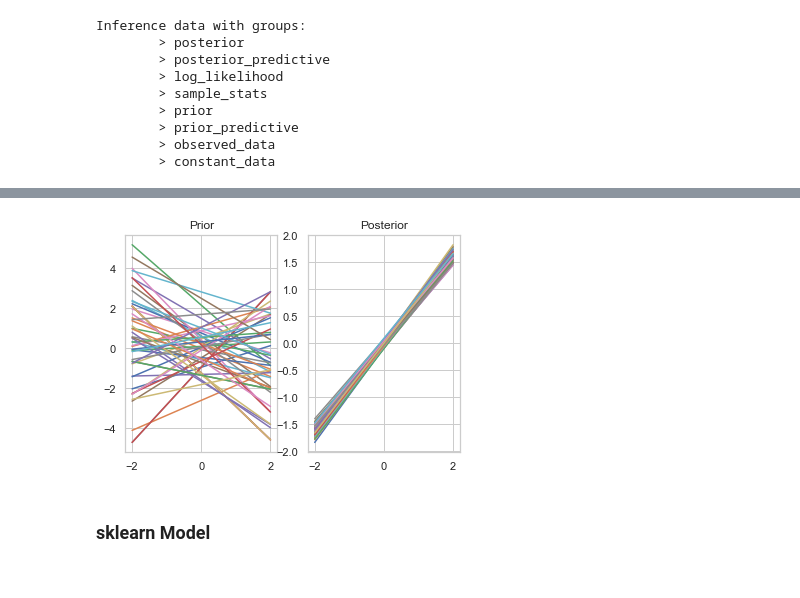
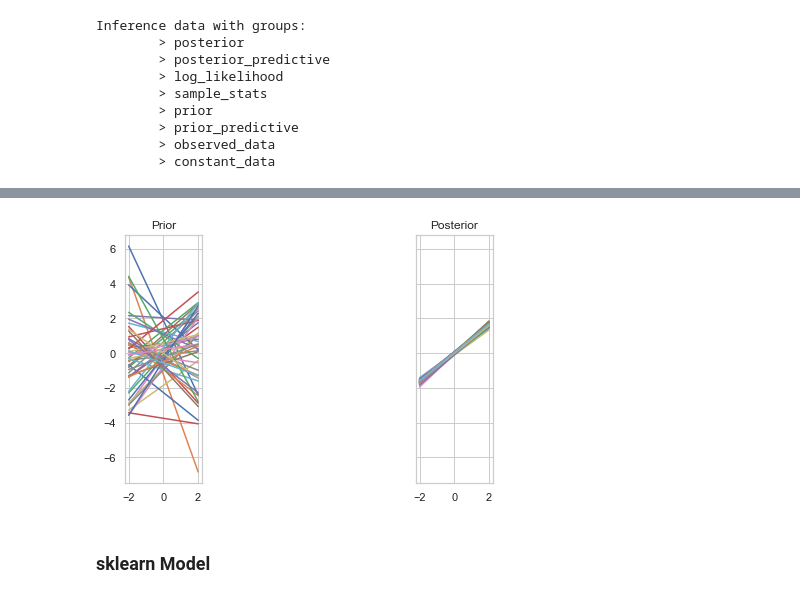
Before and after one commit to Rabeez/pymc3_user_guide, a Jupyter notebook: notebooks/1. Linear Regression/1.1 Simple Linear Regression.ipynb, the cells around one changed output, grey strips where cells are left out. Cells and saved outputs as stored; diff of their text form; code cells hidden in the pictures.

```diff
--- a/notebooks/1. Linear Regression/1.1 Simple Linear Regression.ipynb
+++ b/notebooks/1. Linear Regression/1.1 Simple Linear Regression.ipynb
@@ -138,26 +145,29 @@ pm.traceplot(inf_obj);
 # %%
 nshow = 50
 
 samples = 500 # default n_samples in pymc3
 idx = np.random.randint(0, samples, nshow)
 
-fig, (ax1,ax2) = plt.subplots(ncols=2)
+fig, (ax1,ax2) = plt.subplots(ncols=2, sharey=True, constrained_layout=True, figsize=(8,4))
 for α, β in zip(inf_obj.prior.get('α').values.flatten()[idx],
                 inf_obj.prior.get('β').values.flatten()[idx]):
     xs = np.linspace(-2, 2)
     ax1.plot(xs, β * xs + α)
 ax1.set(title='Prior');
 
-samples = 4000 # default n_samples in pymc3
+samples = 1000 # default n_samples in pymc3
 idx = np.random.randint(0, samples, nshow)
 
 for α, β in zip(inf_obj.posterior.get('α').values.flatten()[idx],
                 inf_obj.posterior.get('β').values.flatten()[idx]):
     xs = np.linspace(-2, 2)
     ax2.plot(xs, β * xs + α)
 ax2.set(title='Posterior');
+
+for ax in (ax1,ax2):
+    ax.set(aspect='equal')
 # %% [output]
-[figure, old version]
+[figure, new version]
 # %% [markdown]
 ### sklearn Model
 # %%
```
Also changed, not shown: parts of 3 cells of this notebook.
